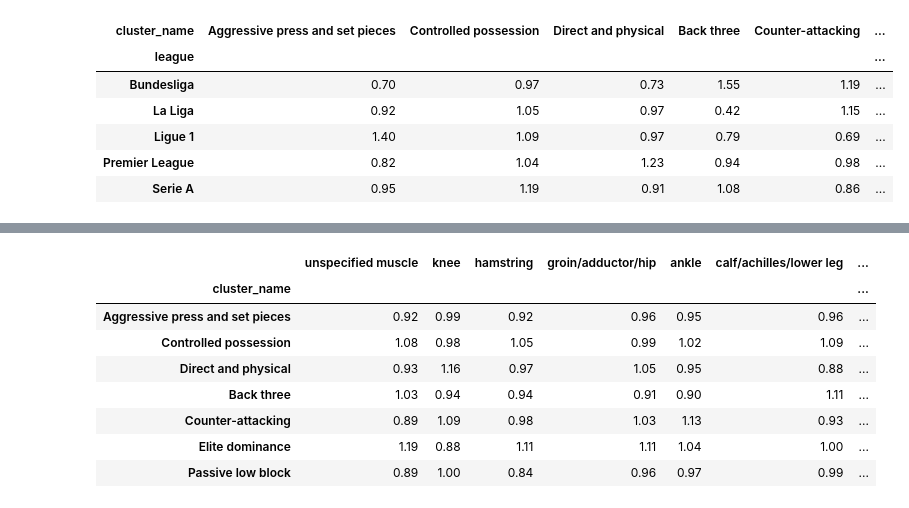
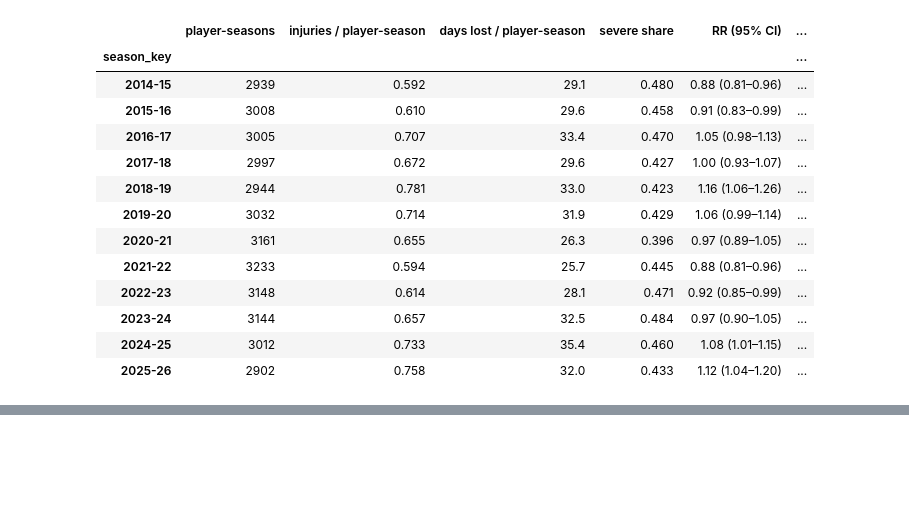
Before and after one commit to Mohammad99Shweiki/football-injuries, a Jupyter notebook: notebooks/05_injury_analysis.ipynb, the cells around one changed output, grey strips where cells are left out. Cells and saved outputs as stored; diff of their text form; code cells hidden in the pictures; blank space fills up the shorter version.

```diff
--- a/notebooks/05_injury_analysis.ipynb
+++ b/notebooks/05_injury_analysis.ipynb
@@ -250,8 +263,13 @@ for days lost, with 95% CIs. An RR whose CI excludes 1 differs from the league a
 # %%
-STYLE_ORDER = (clusters.drop_duplicates("cluster").sort_values("cluster").cluster_name.tolist())
-by_style = summarise(ps, "cluster_name").loc[STYLE_ORDER]
-by_style_lap = summarise(ps.dropna(subset=["exp_inj_lap"]), "cluster_name", "_lap").loc[STYLE_ORDER]
-style_test = gof_test(ps, "cluster_name")
-print(f"observed vs expected across styles: chi² = {style_test[0]:.1f}, df = {style_test[1]}, p = {style_test[2]:.2g}")
-fmt(by_style)
+results = {name: summarise(ps[~ps.rare_style] if col == "style" else ps, col).loc[order] for name, (col, order) in GROUPINGS.items()}
+tests = {name: gof_test(ps[~ps.rare_style] if col == "style" else ps, col) for name, (col, order) in GROUPINGS.items()}
+for name, t in results.items():
+    print(f"\n{name}: observed vs expected chi² = {tests[name][0]:.1f}, df = {tests[name][1]}, p = {tests[name][2]:.2g}")
+    display(fmt(t)[COLS])
+grid = summarise(ps, ["attack_style", "defence_style"])
+grid_rr = grid["RR"].unstack().loc[ATTACK, DEFENCE]
+grid_n = grid["team-seasons"].unstack().loc[ATTACK, DEFENCE]
+grid_days = grid["days RR"].unstack().loc[ATTACK, DEFENCE]
+display(grid_rr.round(2))
+grid_days.round(2)
 # %% [output]
@@ -356,20 +492,23 @@ above 1. A difference that holds in 4–5 leagues is a style pattern; one that f
 # %%
-AREAS_CHECK = [a for a in area_order if a != "unknown"][:7]
-within_area = {}
-for a in AREAS_CHECK:
-    g = ps.groupby(["league", "cluster_name"])[[f"area: {a}", "injuries"]].sum()
-    lg = ps.groupby("league")[[f"area: {a}", "injuries"]].sum()
-    within_area[a] = (g[f"area: {a}"] / g.injuries).unstack().div(lg[f"area: {a}"] / lg.injuries, axis=0)[STYLE_ORDER]
-leagues_above = pd.DataFrame({a: (t > 1).sum() for a, t in within_area.items()}).loc[STYLE_ORDER]
-median_rel = pd.DataFrame({a: t.median() for a, t in within_area.items()}).loc[STYLE_ORDER].round(2)
-display(within_area["hamstring"].round(2))
-display(leagues_above.rename(columns=lambda c: f"{c}: leagues > 1"))
-median_rel
+by_season = summarise(ps, "season_key")
+unknown_share = (ps.groupby("season_key")["area: unknown"].sum() / ps.groupby("season_key").injuries.sum()).rename("unknown body area")
+season_league = ps.groupby(["season_key", "league"]).apply(lambda d: d.injuries.sum() / len(d), include_groups=False).unstack()[LEAGUES]
+shares = {ph: pd.crosstab([clusters.league, clusters.season_key], clusters[col], normalize="index")[order]
+          for ph, (col, order) in {"attack": ("attack_style", ATTACK), "defence": ("defence_style", DEFENCE)}.items()}
+display(fmt(by_season)[["player-seasons", "injuries / player-season", "days lost / player-season", "severe share", "RR (95% CI)"]].join(unknown_share.round(3)))
+season_league.round(3)
 # %% [output]
-| cluster_name | Aggressive press and set pieces | Controlled possession | Direct and physical | Back three | Counter-attacking | ... |
-| league |  |  |  |  |  | ... |
-| Bundesliga | 0.70 | 0.97 | 0.73 | 1.55 | 1.19 | ... |
-| La Liga | 0.92 | 1.05 | 0.97 | 0.42 | 1.15 | ... |
-| Ligue 1 | 1.40 | 1.09 | 0.97 | 0.79 | 0.69 | ... |
-| Premier League | 0.82 | 1.04 | 1.23 | 0.94 | 0.98 | ... |
-| Serie A | 0.95 | 1.19 | 0.91 | 1.08 | 0.86 | ... |
+|  | player-seasons | injuries / player-season | days lost / player-season | severe share | RR (95% CI) | ... |
+| season_key |  |  |  |  |  | ... |
+| 2014-15 | 2939 | 0.592 | 29.1 | 0.480 | 0.88 (0.81–0.96) | ... |
+| 2015-16 | 3008 | 0.610 | 29.6 | 0.458 | 0.91 (0.83–0.99) | ... |
+| 2016-17 | 3005 | 0.707 | 33.4 | 0.470 | 1.05 (0.98–1.13) | ... |
+| 2017-18 | 2997 | 0.672 | 29.6 | 0.427 | 1.00 (0.93–1.07) | ... |
+| 2018-19 | 2944 | 0.781 | 33.0 | 0.423 | 1.16 (1.06–1.26) | ... |
+| 2019-20 | 3032 | 0.714 | 31.9 | 0.429 | 1.06 (0.99–1.14) | ... |
+| 2020-21 | 3161 | 0.655 | 26.3 | 0.396 | 0.97 (0.89–1.05) | ... |
+| 2021-22 | 3233 | 0.594 | 25.7 | 0.445 | 0.88 (0.81–0.96) | ... |
+| 2022-23 | 3148 | 0.614 | 28.1 | 0.471 | 0.92 (0.85–0.99) | ... |
+| 2023-24 | 3144 | 0.657 | 32.5 | 0.484 | 0.97 (0.90–1.05) | ... |
+| 2024-25 | 3012 | 0.733 | 35.4 | 0.460 | 1.08 (1.01–1.15) | ... |
+| 2025-26 | 2902 | 0.758 | 32.0 | 0.433 | 1.12 (1.04–1.20) | ... |
@@ -385,9 +528,0 @@ median_rel
-|  | unspecified muscle | knee | hamstring | groin/adductor/hip | ankle | calf/achilles/lower leg | ... |
-| cluster_name |  |  |  |  |  |  | ... |
-| Aggressive press and set pieces | 0.92 | 0.99 | 0.92 | 0.96 | 0.95 | 0.96 | ... |
-| Controlled possession | 1.08 | 0.98 | 1.05 | 0.99 | 1.02 | 1.09 | ... |
-| Direct and physical | 0.93 | 1.16 | 0.97 | 1.05 | 0.95 | 0.88 | ... |
-| Back three | 1.03 | 0.94 | 0.94 | 0.91 | 0.90 | 1.11 | ... |
-| Counter-attacking | 0.89 | 1.09 | 0.98 | 1.03 | 1.13 | 0.93 | ... |
-| Elite dominance | 1.19 | 0.88 | 1.11 | 1.11 | 1.04 | 1.00 | ... |
-| Passive low block | 0.89 | 1.00 | 0.84 | 0.96 | 0.97 | 0.99 | ... |
```
Also changed, not shown: parts of 63 cells of this notebook, 28 other files.
